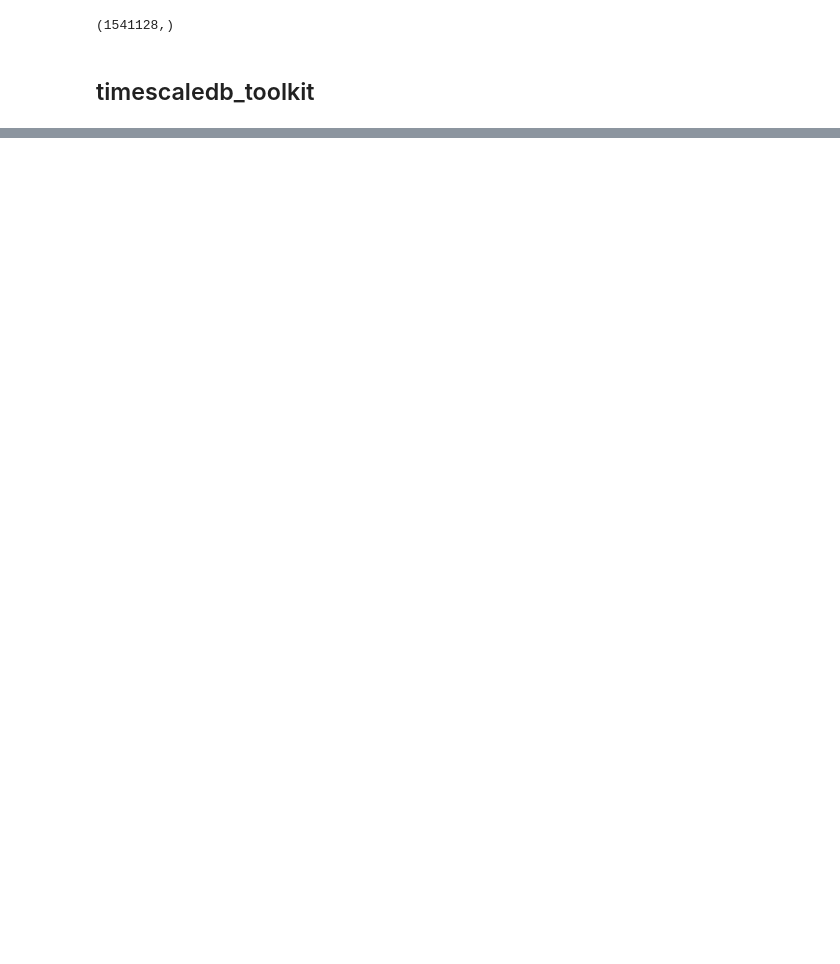
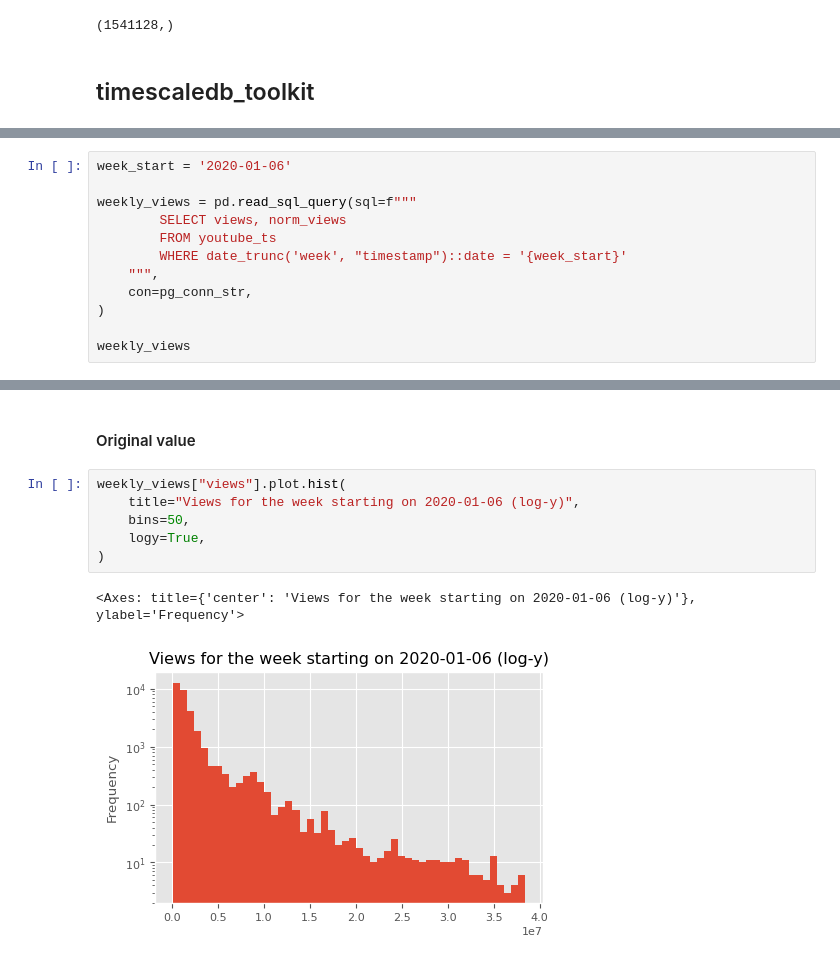
Before and after one commit to DataLabTechTV/postgresql-maximalism, a Jupyter notebook: notebooks/visualization.ipynb, the cells around one changed output, grey strips where cells are left out. Drawn from its saved outputs; the diff is of its cells as text; blank space fills up the shorter version.

```diff
--- a/notebooks/visualization.ipynb
+++ b/notebooks/visualization.ipynb
@@ -97,0 +132,12 @@ shape: (1, 1)
+# %%
+week_start = '2020-01-06'
+
+weekly_views = pd.read_sql_query(sql=f"""
+        SELECT views, norm_views
+        FROM youtube_ts
+        WHERE date_trunc('week', "timestamp")::date = '{week_start}'
+    """,
+    con=pg_conn_str,
+)
+
+weekly_views
@@ -97,0 +158,11 @@ shape: (1, 1)
+# %% [markdown]
+#### Original value
+# %%
+weekly_views["views"].plot.hist(
+    title="Views for the week starting on 2020-01-06 (log-y)",
+    bins=50,
+    logy=True,
+)
+# %% [output]
+<Axes: title={'center': 'Views for the week starting on 2020-01-06 (log-y)'}, ylabel='Frequency'>
+[figure, added]
```
Also changed, not shown: parts of 12 cells of this notebook, 2 other files.
